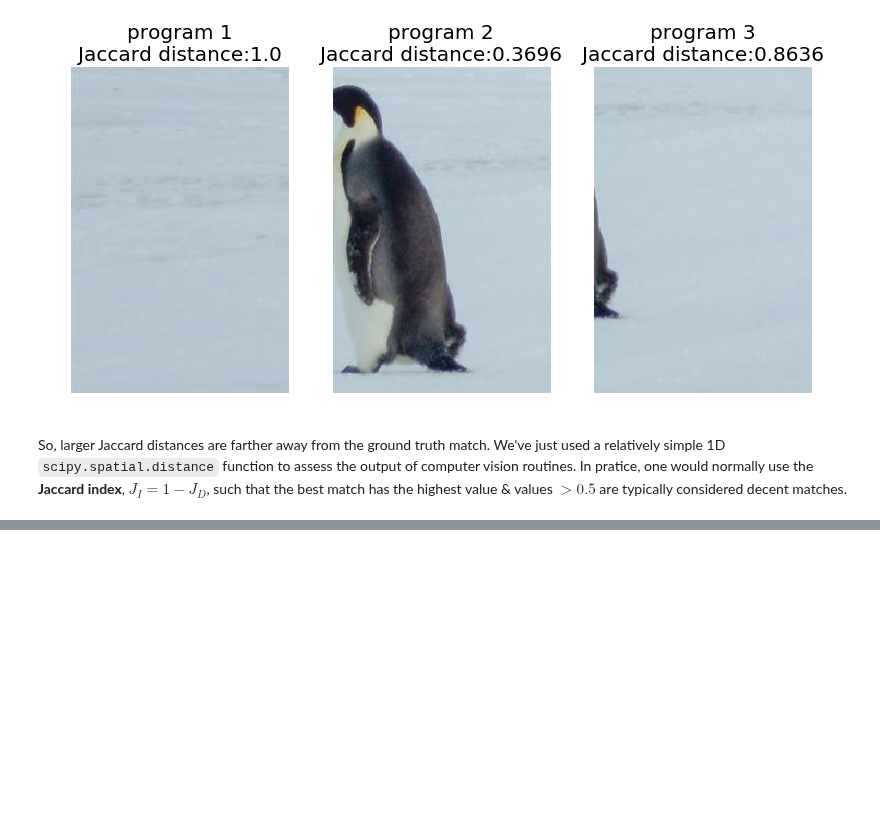
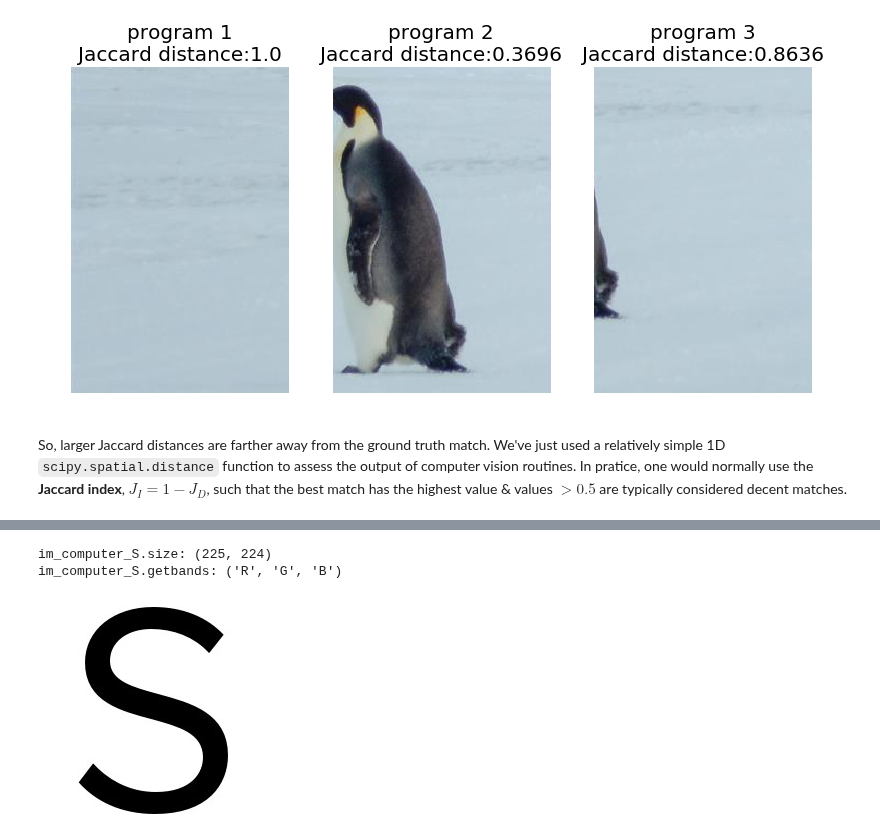
Before and after one commit to tylerjereddy/pycon-2017, a Jupyter notebook: mastering_scipy_spatial.ipynb, the cells around one changed output, grey strips where cells are left out. Drawn from its saved outputs; the diff is of its cells as text; code cells hidden in the pictures; blank space fills up the shorter version.

```diff
--- a/mastering_scipy_spatial.ipynb
+++ b/mastering_scipy_spatial.ipynb
@@ -491,0 +516,9 @@ So, larger Jaccard distances are farther away from the ground truth match. We've
+# %%
+im_computer_S = Image.open('computer_S.jpg')
+print('im_computer_S.size:', im_computer_S.size)
+print('im_computer_S.getbands:', im_computer_S.getbands())
+im_computer_S
+# %% [output]
+im_computer_S.size: (225, 224)
+im_computer_S.getbands: ('R', 'G', 'B')
+[figure, added]
```
Also changed, not shown: parts of 6 cells of this notebook, 3 other files.
